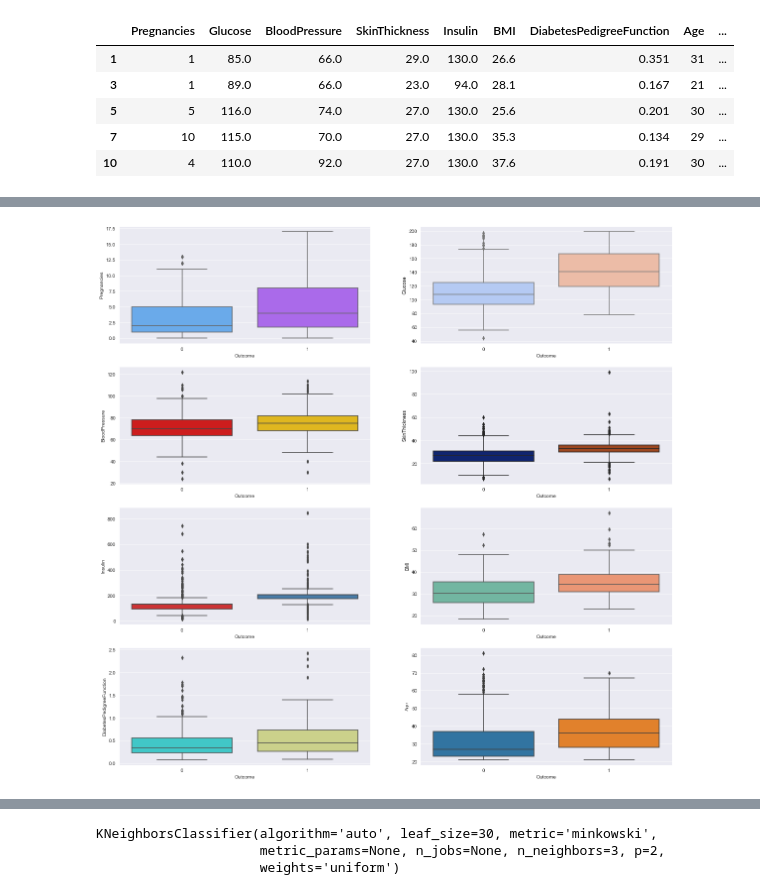
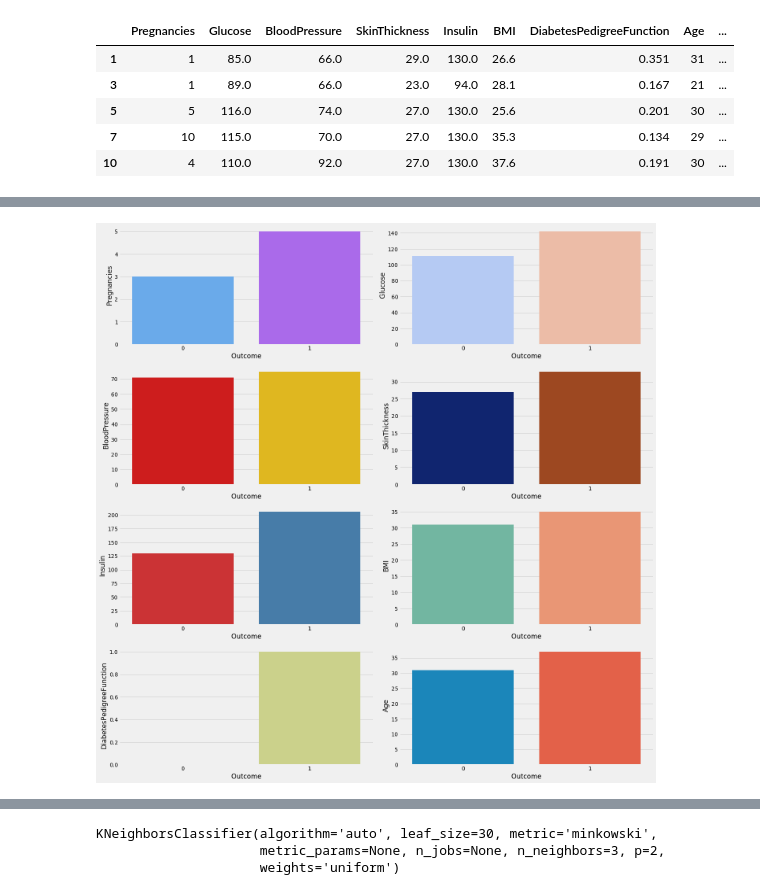
Before and after one commit to omer8/Codeacademy-Projects, a Jupyter notebook: KNN_Cat_Project.ipynb, the cells around one changed output, grey strips where cells are left out. Cells and saved outputs as stored; diff of their text form; code cells hidden in the pictures.

```diff
--- a/KNN_Cat_Project.ipynb
+++ b/KNN_Cat_Project.ipynb
@@ -2,6 +2,6 @@
 import pandas as pd
 import numpy as np
 import matplotlib.pyplot as plt
+import matplotlib.style as style
 import seaborn as sns
 %matplotlib inline
-sns.set_style('darkgrid')
@@ -8,3 +12,5 @@ sns.set_style('darkgrid')
+# %%
+style.use('fivethirtyeight')
 # %%
 df = pd.read_csv(r'C:\Users\omar mohamed\Downloads\task\diabetes.csv')
 # %%
@@ -174,2 +244,4 @@ sns.pairplot(df,hue='Outcome',diag_kind='hist')
 # %%
 df_group = df.groupby('Outcome',as_index=False)
+df_group_mean = np.round(df_group.mean())
+df_group_mean
@@ -176,30 +252,31 @@ df_group = df.groupby('Outcome',as_index=False)
 # %%
 plt.figure(figsize=(20,20))
 
 ax1 = plt.subplot(4,2,1)
-sns.boxplot(x=df['Outcome'],y=df['Pregnancies'],palette='cool')
+sns.barplot(x=df_group_mean['Outcome'],y=df_group_mean['Pregnancies'],palette='cool')
 
 ax2 = plt.subplot(4,2,2)
-sns.boxplot(x=df['Outcome'],y=df['Glucose'],palette='coolwarm')
+sns.barplot(x=df_group_mean['Outcome'],y=df_group_mean['Glucose'],palette='coolwarm')
 
 ax3 = plt.subplot(4,2,3)
-sns.boxplot(x=df['Outcome'],y=df['BloodPressure'],palette='hot')
+sns.barplot(x=df_group_mean['Outcome'],y=df_group_mean['BloodPressure'],palette='hot')
 
 ax4 = plt.subplot(4,2,4)
-sns.boxplot(x=df['Outcome'],y=df['SkinThickness'],palette='dark')
+sns.barplot(x=df_group_mean['Outcome'],y=df_group_mean['SkinThickness'],palette='dark')
 
 ax5 = plt.subplot(4,2,5)
-sns.boxplot(x=df['Outcome'],y=df['Insulin'],palette='Set1')
+sns.barplot(x=df_group_mean['Outcome'],y=df_group_mean['Insulin'],palette='Set1')
 
 ax6 = plt.subplot(4,2,6)
-sns.boxplot(x=df['Outcome'],y=df['BMI'],palette='Set2')
+sns.barplot(x=df_group_mean['Outcome'],y=df_group_mean['BMI'],palette='Set2')
 
 ax7 = plt.subplot(4,2,7)
-sns.boxplot(x=df['Outcome'],y=df['DiabetesPedigreeFunction'],palette='rainbow')
+sns.barplot(x=df_group_mean['Outcome'],y=df_group_mean['DiabetesPedigreeFunction'],palette='rainbow')
 
 ax8 = plt.subplot(4,2,8)
-sns.boxplot(x=df['Outcome'],y=df['Age'])
+sns.barplot(x=df_group_mean['Outcome'],y=df_group_mean['Age'])
 
+plt.tight_layout()
 plt.show()
 # %% [output]
-[figure, old version]
+[figure, new version]
```
Also changed, not shown: parts of 44 cells of this notebook.
